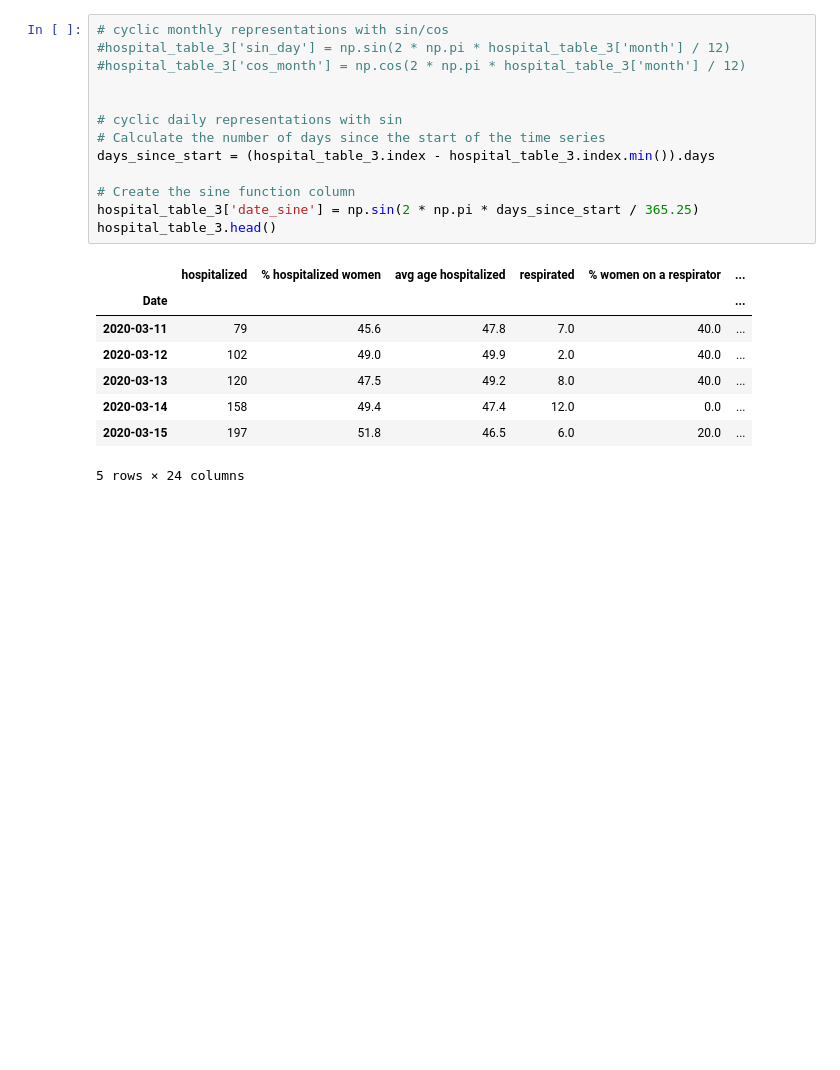
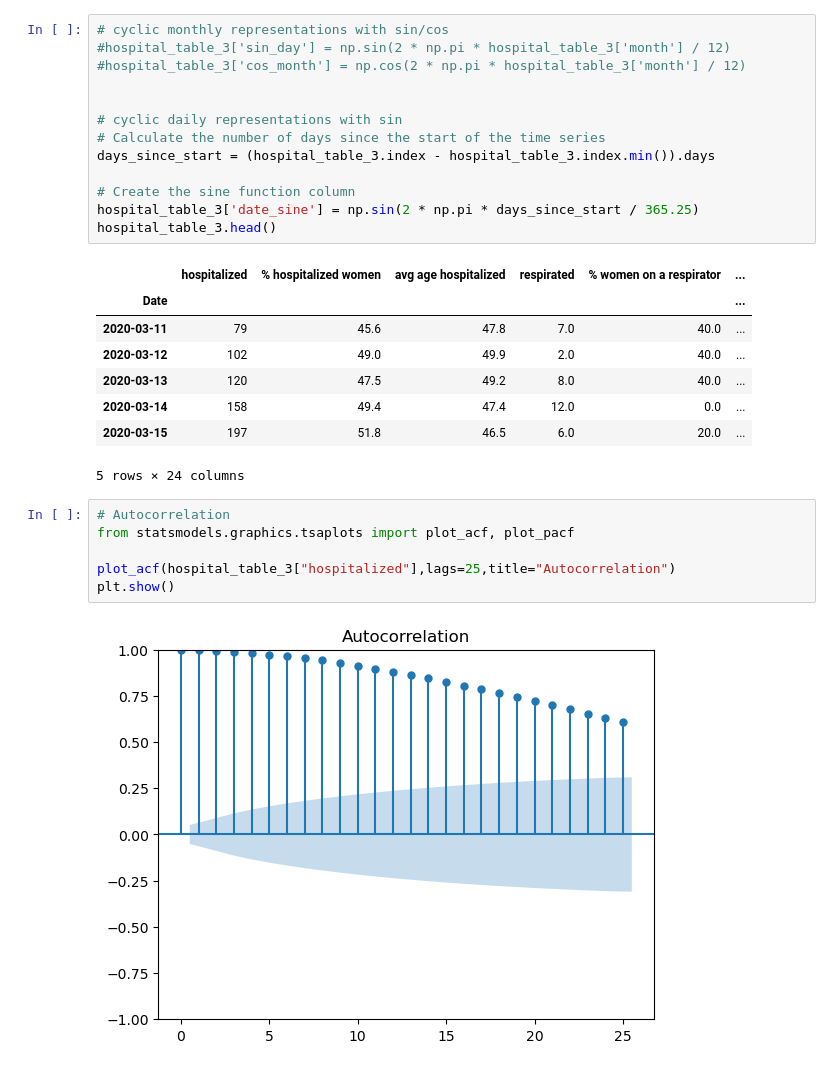
Before and after one commit to Shunit-Mazeh/Covid19-Project, a Jupyter notebook: covid19-hospitalization-graphs.ipynb, the cells around one changed output. Drawn from its saved outputs; the diff is of its cells as text; blank space fills up the shorter version.

```diff
--- a/covid19-hospitalization-graphs.ipynb
+++ b/covid19-hospitalization-graphs.ipynb
@@ -334,3 +334,11 @@ hospital_table_3.head()
 | 2020-03-14 | 158 | 49.4 | 47.4 | 12.0 | 0.0 | ... |
 | 2020-03-15 | 197 | 51.8 | 46.5 | 6.0 | 20.0 | ... |
 5 rows × 24 columns
+# %%
+# Autocorrelation
+from statsmodels.graphics.tsaplots import plot_acf, plot_pacf
+
+plot_acf(hospital_table_3["hospitalized"],lags=25,title="Autocorrelation")
+plt.show()
+# %% [output]
+[figure, added]
```
Also changed, not shown: parts of 1 cell of this notebook.
